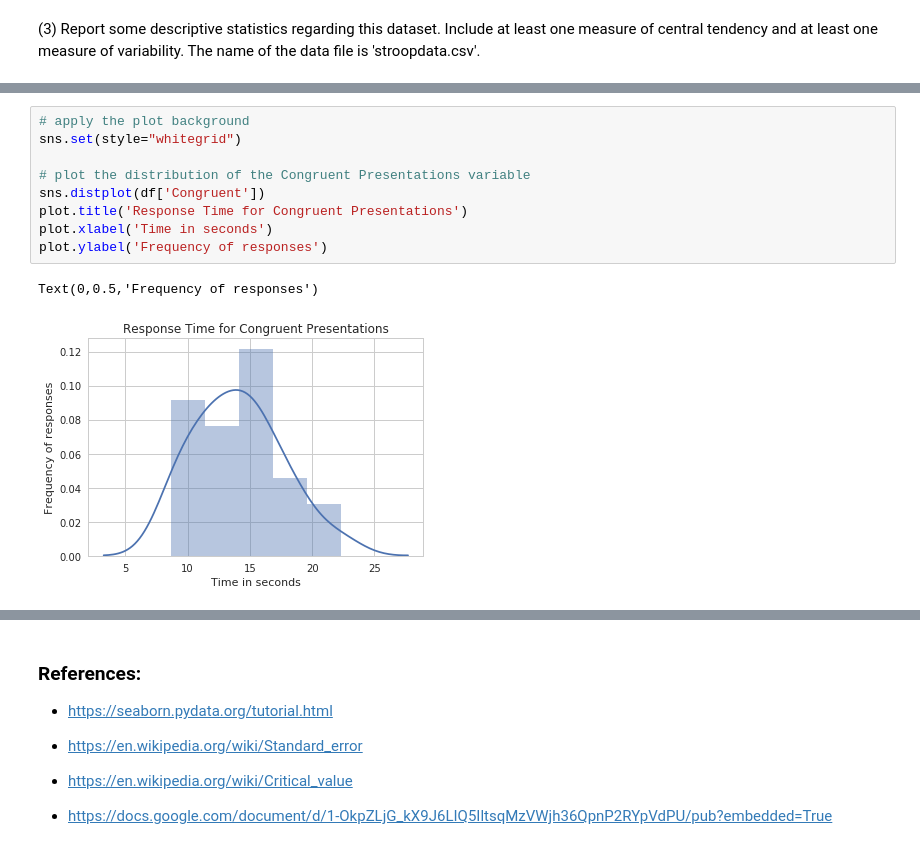
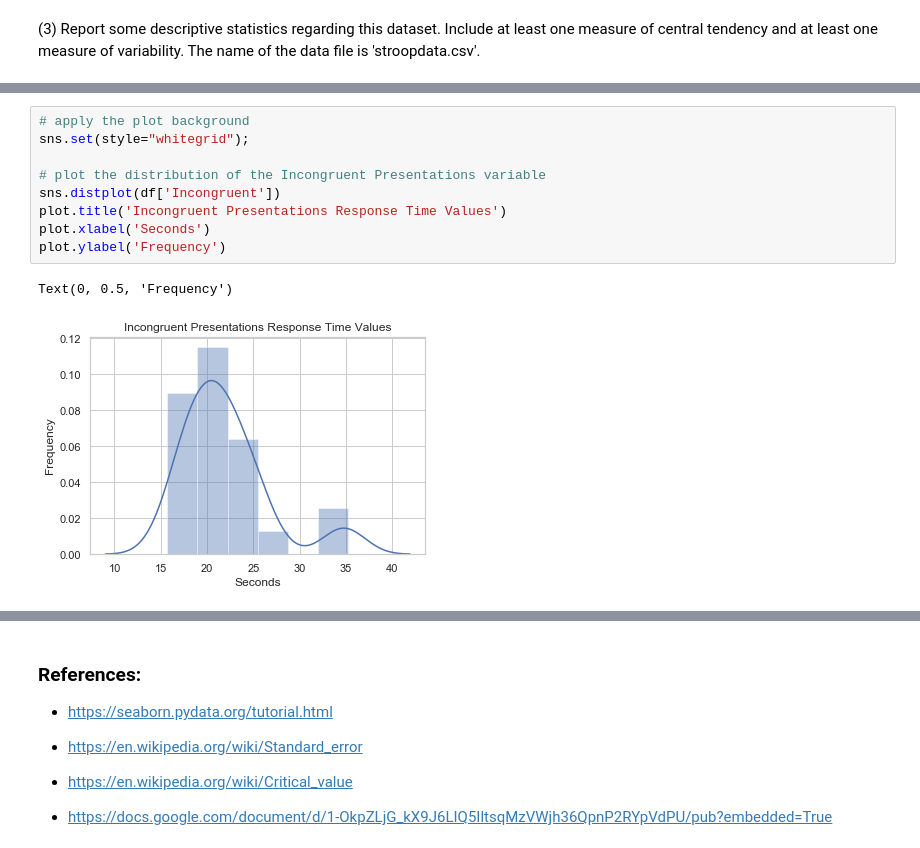
Before and after one commit to jcwalmsley/Test-a-Perceptual-Phenomenom, a Jupyter notebook: Test a Perceptual Phenomenon.ipynb, the cells around one changed output, grey strips where cells are left out. Saved outputs shown, nothing was run; the diff lists cells and outputs as text.

```diff
--- a/Test a Perceptual Phenomenon.ipynb
+++ b/Test a Perceptual Phenomenon.ipynb
@@ -83,12 +106,12 @@ Incongruent values mean = 22.0159 Incongruent values Std =  4.7971
 # %%
 # apply the plot background
-sns.set(style="whitegrid")
+sns.set(style="whitegrid");
 
-# plot the distribution of the Congruent Presentations variable
-sns.distplot(df['Congruent'])
-plot.title('Response Time for Congruent Presentations')
-plot.xlabel('Time in seconds')
-plot.ylabel('Frequency of responses')
+# plot the distribution of the Incongruent Presentations variable
+sns.distplot(df['Incongruent'])
+plot.title('Incongruent Presentations Response Time Values')
+plot.xlabel('Seconds')
+plot.ylabel('Frequency')
 # %% [output]
-Text(0,0.5,'Frequency of responses')
+Text(0, 0.5, 'Frequency')
-[figure, old version]
+[figure, new version]
```
Also changed, not shown: parts of 25 cells of this notebook.
